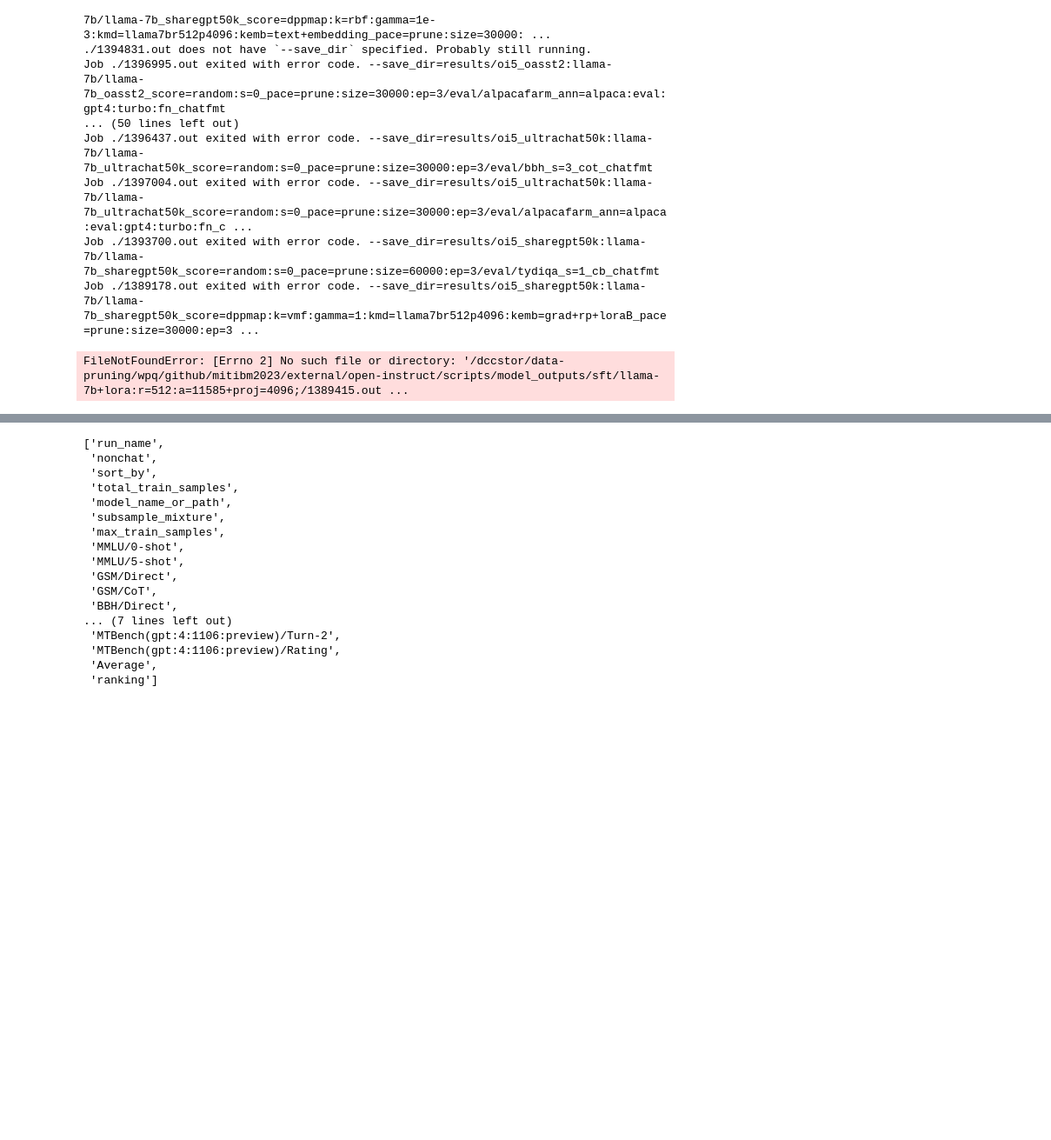
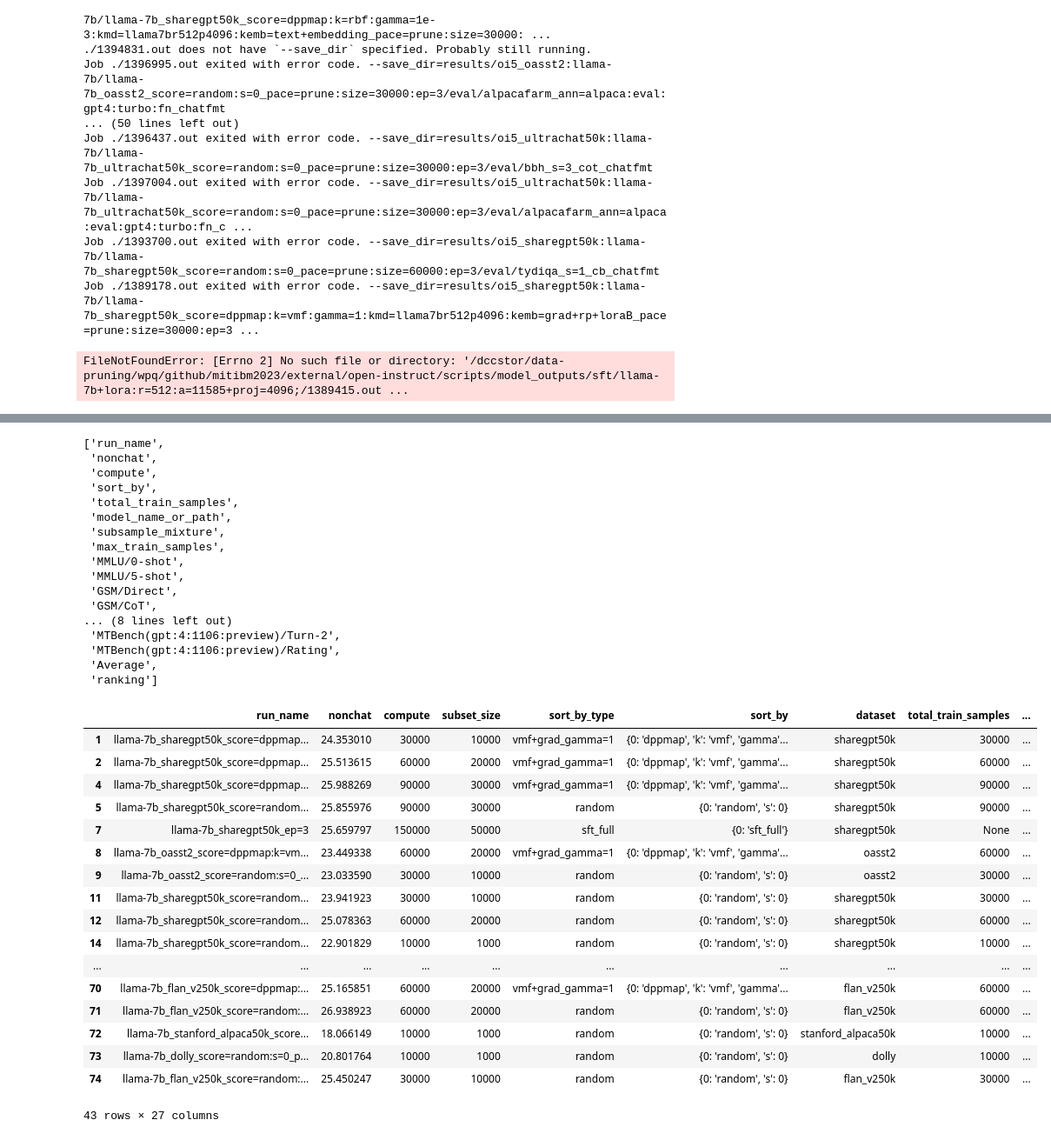
Before and after one commit to tt6746690/open-instruct, a Jupyter notebook: scripts/gen_cmds.ipynb, the cells around one changed output, grey strips where cells are left out. Shown at 87% size. Saved outputs shown, nothing was run; the diff lists cells and outputs as text; code cells hidden in the pictures; blank space fills up the shorter version.

```diff
--- a/scripts/gen_cmds.ipynb
+++ b/scripts/gen_cmds.ipynb
@@ -1675,9 +1692,21 @@ chat_fmt=mix
 ... (24 outputs left out)
 # %%
 from rosemary import parse_kv_from_string
+from functools import partial
+
+def get_dataset_size(dataset):
+    if dataset == 'dolly':
+        return 14956
+    else:
+        return 50_000
 
 non_chateval_task_names = ['MMLU/0-shot', 'MMLU/5-shot', 'GSM/Direct', 'GSM/CoT', 'BBH/Direct', 'BBH/CoT', 'TydiQA/CB', 'TydiQA/GP', 'Codex-Eval/Pass@1', ]
 non_chateval_task_names = ['MMLU/0-shot', 'MMLU/5-shot', 'GSM/Direct', 'GSM/CoT', 'BBH/Direct', 'BBH/CoT', 'Codex-Eval/Pass@1', ]
+
+N = 50_000
+full_sft_run_name_substr = '_ep=3'
+# full_sft_run_name_substr = '_ep=2'
+full_sft_short = 'sft_full'
 
 
 def compute_nonchateval_average_performance(row):
@@ -1685,17 +1714,24 @@ def compute_nonchateval_average_performance(row):
     return np.average(L)
 
 
-def parse_prune_subset_size(row):
+def parse_prune_subset_size_and_compute(row, return_total_size=True):
     run_name = row['run_name']
     match = re.search(r'(?<=pace=)([^_]+)', run_name)
     if match:
         pace = match.group(1).replace(':', '_')
         kvs = parse_kv_from_string(pace)
-        subset_size = int(kvs['size'] / kvs['ep'])
-        return subset_size
+        if return_total_size:
+            return kvs['size']
+        else:
+            return int(kvs['size'] / kvs['ep'])
     else:
-        if run_name.endswith('_ep=2'):
-            return 50_000
+        N = get_dataset_size(row['dataset'])
+        if run_name.endswith(full_sft_run_name_substr):
+            ep = int(re.search(r"ep=(\d+)", run_name).group(1))
+            if return_total_size:
+                return N*ep
+            else:
+                return N
         else:
             return None
 
@@ -1706,8 +1742,8 @@ def parse_sort_by_from_run_name(row):
         sort_by = match.group(1).replace(':', '_')
         kvs = parse_kv_from_string(sort_by)
     else:
-        if run_name.endswith('_ep=2'):
-            kvs = {0: 'sft_ep=2'}
+        if run_name.endswith(full_sft_run_name_substr):
+            kvs = {0: 'sft_full'}
         else:
             kvs = {}
     return kvs
@@ -1744,25 +1780,28 @@ dfc = df.copy()
 
 dfc.insert(1, 'sort_by' if chat_fmt!='both' else ('sort_by', ''), dfc.apply(parse_sort_by_from_run_name, axis=1))
 dfc.insert(1, 'sort_by_type' if chat_fmt!='both' else ('sort_by_type', ''), dfc.apply(parse_sort_by_type, axis=1))
-dfc.insert(1, 'subset_size' if chat_fmt!='both' else ('subset_size', ''), dfc.apply(parse_prune_subset_size, axis=1))
+dfc.insert(1, 'subset_size' if chat_fmt!='both' else ('subset_size', ''), dfc.apply(partial(parse_prune_subset_size_and_compute, return_total_size=False), axis=1))
+dfc.insert(1, 'compute' if chat_fmt!='both' else ('compute', ''), dfc.apply(partial(parse_prune_subset_size_and_compute, return_total_size=True), axis=1))
 dfc.insert(1, 'nonchat' if chat_fmt!='both' else ('nonchat', ''), dfc.apply(compute_nonchateval_average_performance, axis=1))
 
 
 dfc = dfc[dfc['sort_by_type'].notnull()]
 startswithstrs = ('rbf+text', 'random')
 startswithstrs = (
-    'sft_ep=2',
+    full_sft_short,
     'random',
     'vmf+grad_gamma=1',
 #     'rbf+text_gamma=0.001',
 #     'vmf+text_gamma=10',
+#     'rbf+grad_gamma=0.01',
 #     'rbf+text_gamma=auto1000',
 #     'vmf+grad_gamma=auto1000',
 )
 dfc = dfc[dfc.apply(lambda x: x['sort_by_type'].startswith(startswithstrs)
                    , axis=1)]
 dfc['subset_size'] = dfc['subset_size'].apply(lambda x: int(x) if x else x)
-# dfc = dfc[dfc['subset_size']>1_000]
+dfc['compute'] = dfc['compute'].apply(lambda x: int(x) if x else x)
+# dfc = dfc[dfc['subset_size'].apply(lambda x: x == 20_000)]
 
 
 D = dfc.set_index(['sort_by_type', 'dataset', 'subset_size']).to_dict()
@@ -1780,6 +1819,7 @@ list(D.keys())
 # %% [output]
 ['run_name',
  'nonchat',
+ 'compute',
  'sort_by',
  'total_train_samples',
  'model_name_or_path',
@@ -1789,10 +1829,30 @@ list(D.keys())
  'MMLU/5-shot',
  'GSM/Direct',
  'GSM/CoT',
- 'BBH/Direct',
-... (7 lines left out)
+... (8 lines left out)
  'MTBench(gpt:4:1106:preview)/Turn-2',
  'MTBench(gpt:4:1106:preview)/Rating',
  'Average',
  'ranking']
+# %%
+dfc
+# %% [output]
+|  | run_name | nonchat | compute | subset_size | sort_by_type | sort_by | dataset | total_train_samples | ... |
+| 1 | llama-7b_sharegpt50k_score=dppmap... | 24.353010 | 30000 | 10000 | vmf+grad_gamma=1 | {0: 'dppmap', 'k': 'vmf', 'gamma'... | sharegpt50k | 30000 | ... |
+| 2 | llama-7b_sharegpt50k_score=dppmap... | 25.513615 | 60000 | 20000 | vmf+grad_gamma=1 | {0: 'dppmap', 'k': 'vmf', 'gamma'... | sharegpt50k | 60000 | ... |
+| 4 | llama-7b_sharegpt50k_score=dppmap... | 25.988269 | 90000 | 30000 | vmf+grad_gamma=1 | {0: 'dppmap', 'k': 'vmf', 'gamma'... | sharegpt50k | 90000 | ... |
+| 5 | llama-7b_sharegpt50k_score=random... | 25.855976 | 90000 | 30000 | random | {0: 'random', 's': 0} | sharegpt50k | 90000 | ... |
+| 7 | llama-7b_sharegpt50k_ep=3 | 25.659797 | 150000 | 50000 | sft_full | {0: 'sft_full'} | sharegpt50k | None | ... |
+| 8 | llama-7b_oasst2_score=dppmap:k=vm... | 23.449338 | 60000 | 20000 | vmf+grad_gamma=1 | {0: 'dppmap', 'k': 'vmf', 'gamma'... | oasst2 | 60000 | ... |
+| 9 | llama-7b_oasst2_score=random:s=0_... | 23.033590 | 30000 | 10000 | random | {0: 'random', 's': 0} | oasst2 | 30000 | ... |
+| 11 | llama-7b_sharegpt50k_score=random... | 23.941923 | 30000 | 10000 | random | {0: 'random', 's': 0} | sharegpt50k | 30000 | ... |
+| 12 | llama-7b_sharegpt50k_score=random... | 25.078363 | 60000 | 20000 | random | {0: 'random', 's': 0} | sharegpt50k | 60000 | ... |
+| 14 | llama-7b_sharegpt50k_score=random... | 22.901829 | 10000 | 1000 | random | {0: 'random', 's': 0} | sharegpt50k | 10000 | ... |
+| ... | ... | ... | ... | ... | ... | ... | ... | ... | ... |
+| 70 | llama-7b_flan_v250k_score=dppmap:... | 25.165851 | 60000 | 20000 | vmf+grad_gamma=1 | {0: 'dppmap', 'k': 'vmf', 'gamma'... | flan_v250k | 60000 | ... |
+| 71 | llama-7b_flan_v250k_score=random:... | 26.938923 | 60000 | 20000 | random | {0: 'random', 's': 0} | flan_v250k | 60000 | ... |
+| 72 | llama-7b_stanford_alpaca50k_score... | 18.066149 | 10000 | 1000 | random | {0: 'random', 's': 0} | stanford_alpaca50k | 10000 | ... |
+| 73 | llama-7b_dolly_score=random:s=0_p... | 20.801764 | 10000 | 1000 | random | {0: 'random', 's': 0} | dolly | 10000 | ... |
+| 74 | llama-7b_flan_v250k_score=random:... | 25.450247 | 30000 | 10000 | random | {0: 'random', 's': 0} | flan_v250k | 30000 | ... |
+43 rows × 27 columns
 # %%
```
Also changed, not shown: parts of 8 cells of this notebook.
